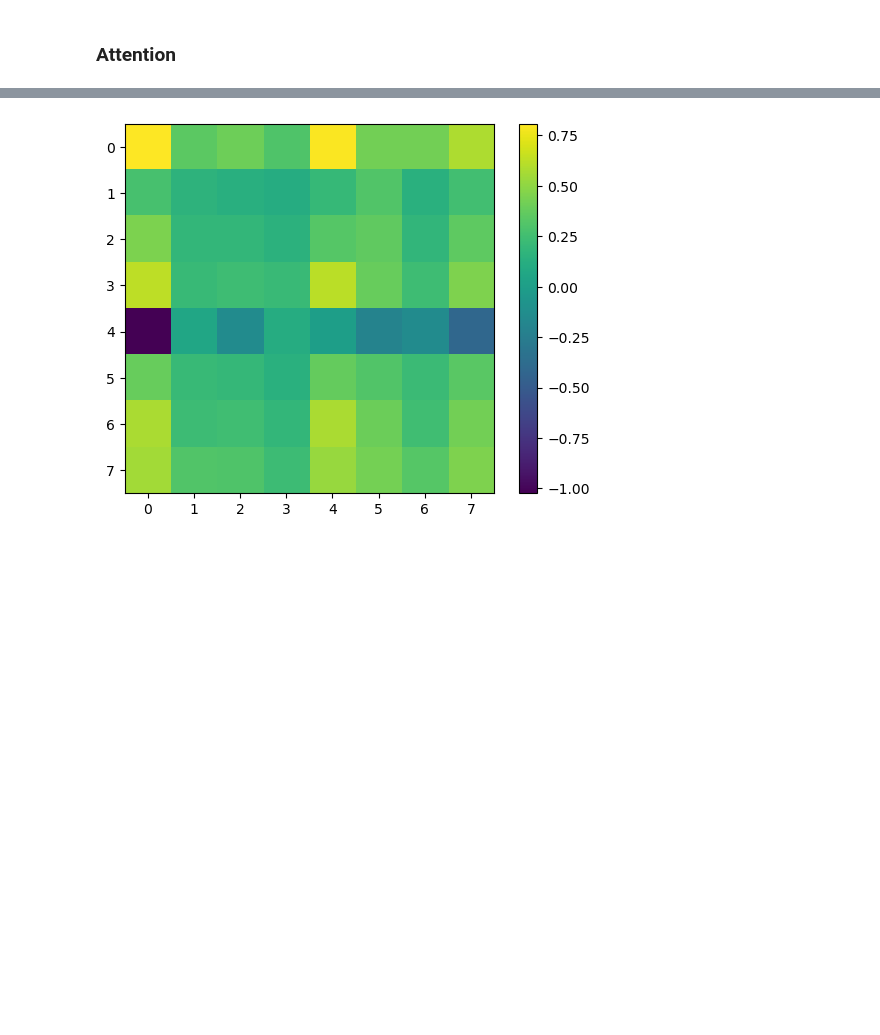
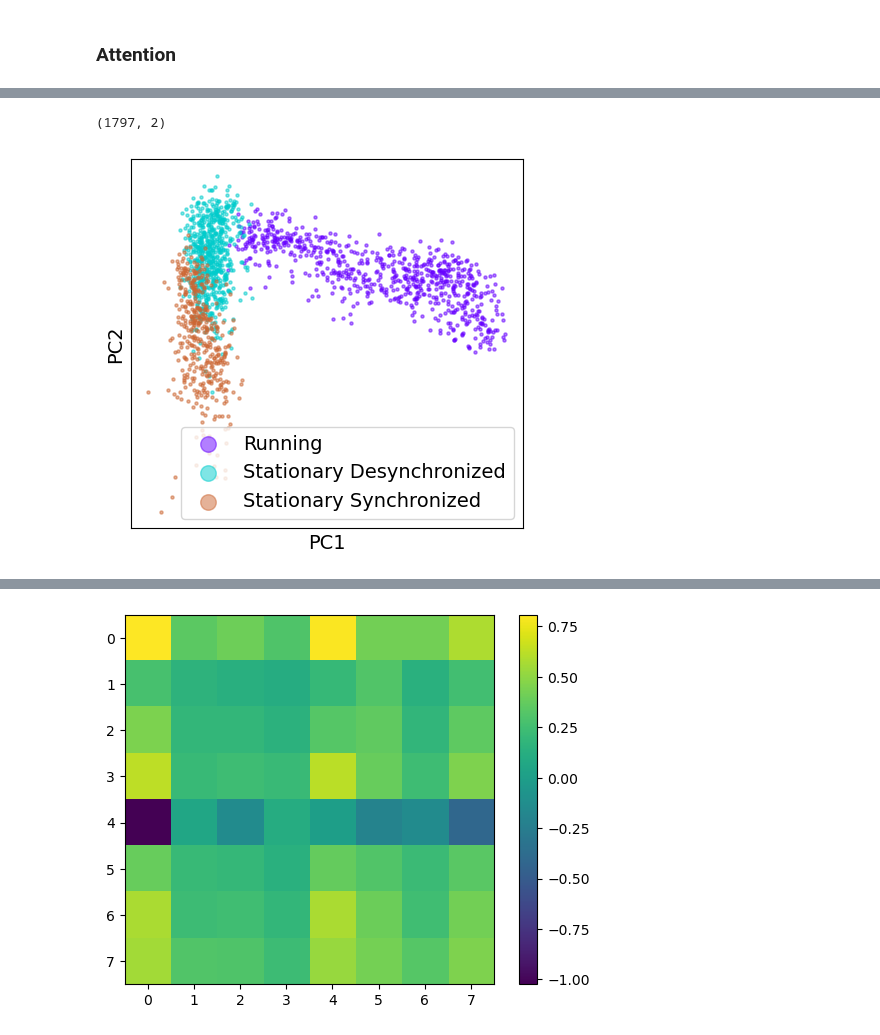
Before and after one commit to wuweizhang0723/func2graph, a Jupyter notebook: notebook/check_evaluation/evaluate_AwC_M.ipynb, the cells around one changed output, grey strips where cells are left out. Saved outputs shown, nothing was run; the diff lists cells and outputs as text; code cells hidden in the pictures; blank space fills up the shorter version.

```diff
--- a/notebook/check_evaluation/evaluate_AwC_M.ipynb
+++ b/notebook/check_evaluation/evaluate_AwC_M.ipynb
@@ -222,0 +244,21 @@ PREDICT Profiler Report
+# %%
+print(len(attentions_by_state))
+print(len(attentions_by_state[0]))
+
+# Just look at the first session !!!!!!!!!
+print('number of attentions in state 0 of first session', attentions_by_state[0][0].shape)
+print('number of attentions in state 1 of first session', attentions_by_state[0][1].shape)
+print('number of attentions in state 2 of first session', attentions_by_state[0][2].shape)
+
+# Flatten each attention matrix in a state
+state0 = attentions_by_state[0][0].reshape(attentions_by_state[0][0].shape[0], -1)
+state1 = attentions_by_state[0][1].reshape(attentions_by_state[0][1].shape[0], -1)
+state2 = attentions_by_state[0][2].reshape(attentions_by_state[0][2].shape[0], -1)
+
+# concartenate all states
+state012 = np.concatenate([state0, state1, state2], axis=0)
+label = np.concatenate([np.zeros(state0.shape[0]), np.ones(state1.shape[0]), 2 * np.ones(state2.shape[0])])
+time_index012 = np.concatenate([time_index[0][0], time_index[0][1], time_index[0][2]])
+
+print('label:', label)
+print('time_index012:', time_index012.shape)
@@ -222,0 +273,20 @@ PREDICT Profiler Report
+# %%
+# do PCA on the flattened attentions
+pca = PCA(n_components=2)
+X_pca = pca.fit_transform(state012)
+print(X_pca.shape)
+
+plt.scatter(X_pca[label == 0, 0], X_pca[label == 0, 1], label='Running', alpha=0.5, s=5, c='#6600FF')
+plt.scatter(X_pca[label == 1, 0], X_pca[label == 1, 1], label='Stationary Desynchronized', alpha=0.5, s=5, c='#00CCCC')
+plt.scatter(X_pca[label == 2, 0], X_pca[label == 2, 1], label='Stationary Synchronized', alpha=0.5, s=5, c='#CC6633')
+plt.xlabel('PC1')
+plt.ylabel('PC2')
+plt.xticks([])
+plt.yticks([])
+plt.gca().set_aspect('equal', adjustable='box')
+# plt.title('PCA on Attention Maps')
+plt.legend(markerscale=5)
+plt.show()
+# %% [output]
+(1797, 2)
+[figure, added]
```
Also changed, not shown: parts of 16 cells of this notebook, 4 other files.
